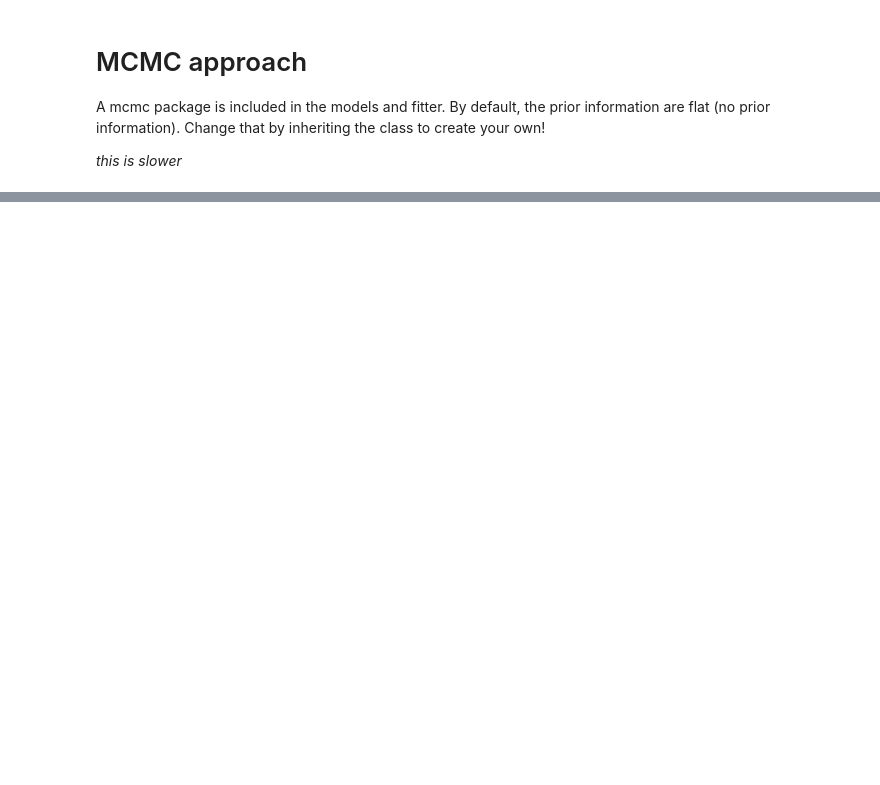
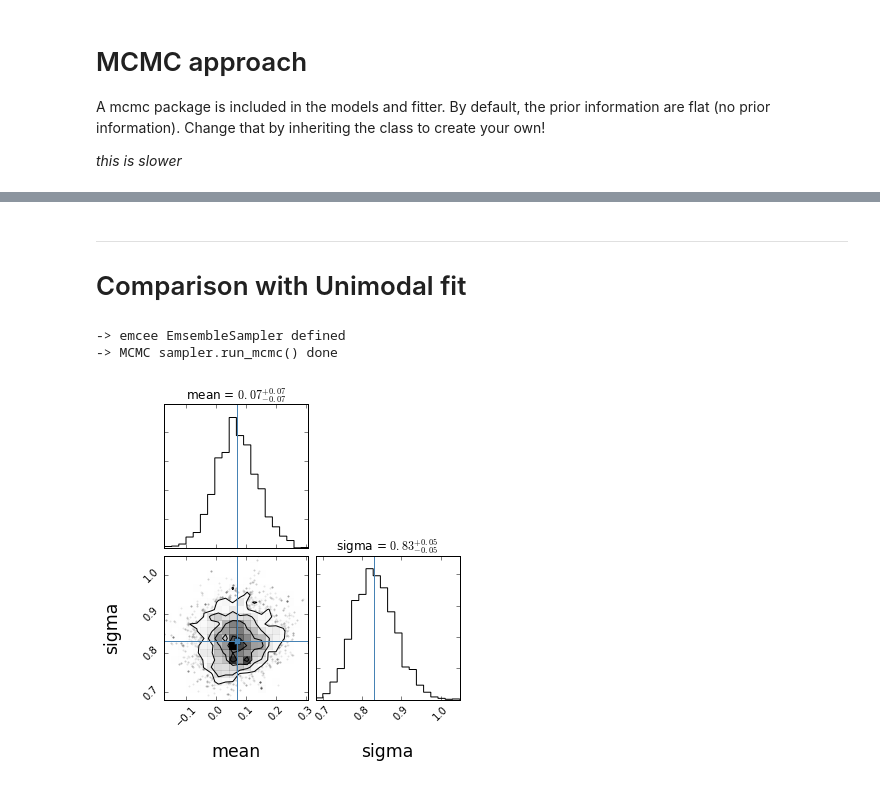
Before and after one commit to MickaelRigault/modefit, a Jupyter notebook: notebooks/Fitting Step on Mock Data.ipynb, the cells around one changed output, grey strips where cells are left out. Saved outputs shown, nothing was run; the diff lists cells and outputs as text; code cells hidden in the pictures; blank space fills up the shorter version.

```diff
--- a/notebooks/Fitting Step on Mock Data.ipynb
+++ b/notebooks/Fitting Step on Mock Data.ipynb
@@ -99,0 +136,15 @@ step.mcmc.show_corner()
+# %% [markdown]
+***
+# Comparison with Unimodal fit
+# %%
+step.set_unimodal()
+# %%
+step.unimodal.run_mcmc(1000)
+# %% [output]
+-> emcee EmsembleSampler defined
+-> MCMC sampler.run_mcmc() done
+# %%
+step.unimodal.mcmc.set_burnin(10)
+step.unimodal.mcmc.show_corner()
+# %% [output]
+[figure, added]
```
Also changed, not shown: parts of 21 cells of this notebook, 4 other files.
